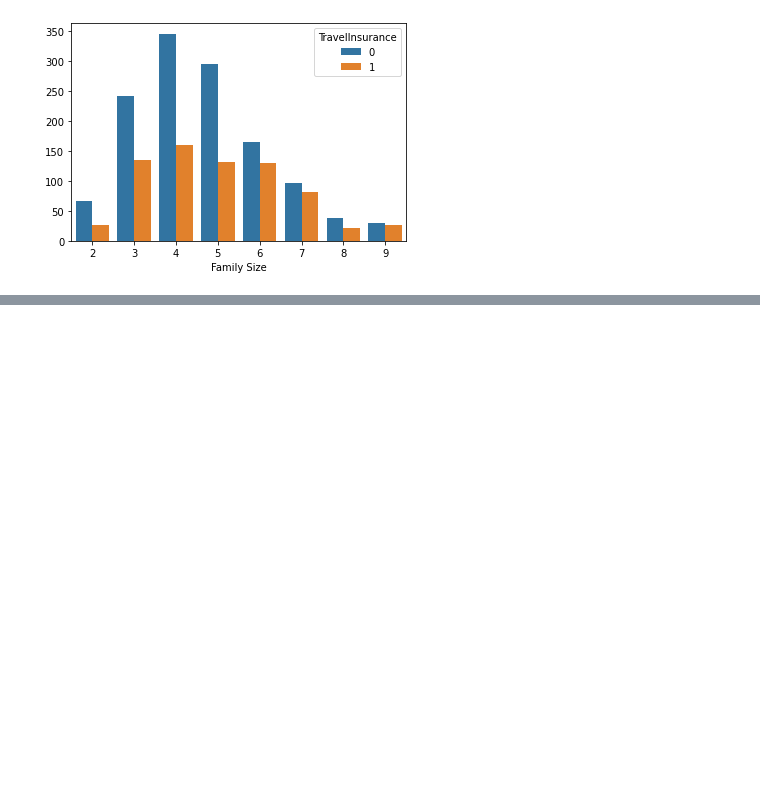
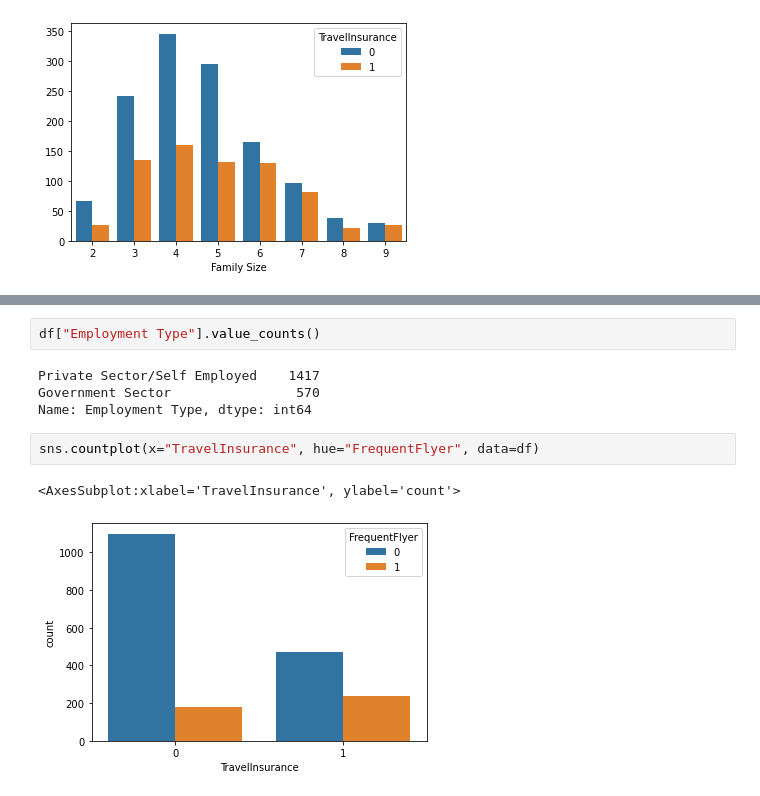
Before and after one commit to teruki-i/travel_insurance_case_study, a Jupyter notebook: travel_insurance_customers.ipynb, the cells around one changed output, grey strips where cells are left out. Cells and saved outputs as stored; diff of their text form; blank space fills up the shorter version.

```diff
--- a/travel_insurance_customers.ipynb
+++ b/travel_insurance_customers.ipynb
@@ -216,0 +276,11 @@ plt.show()
+# %%
+df["Employment Type"].value_counts()
+# %% [output]
+Private Sector/Self Employed    1417
+Government Sector                570
+Name: Employment Type, dtype: int64
+# %%
+sns.countplot(x="TravelInsurance", hue="FrequentFlyer", data=df)
+# %% [output]
+<AxesSubplot:xlabel='TravelInsurance', ylabel='count'>
+[figure, added]
```
Also changed, not shown: parts of 21 cells of this notebook.
